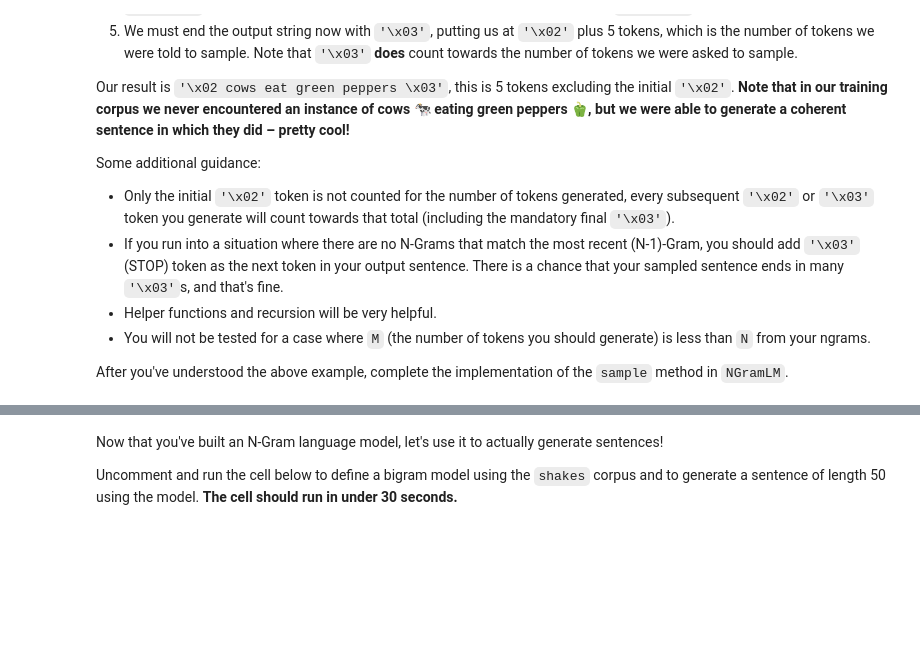
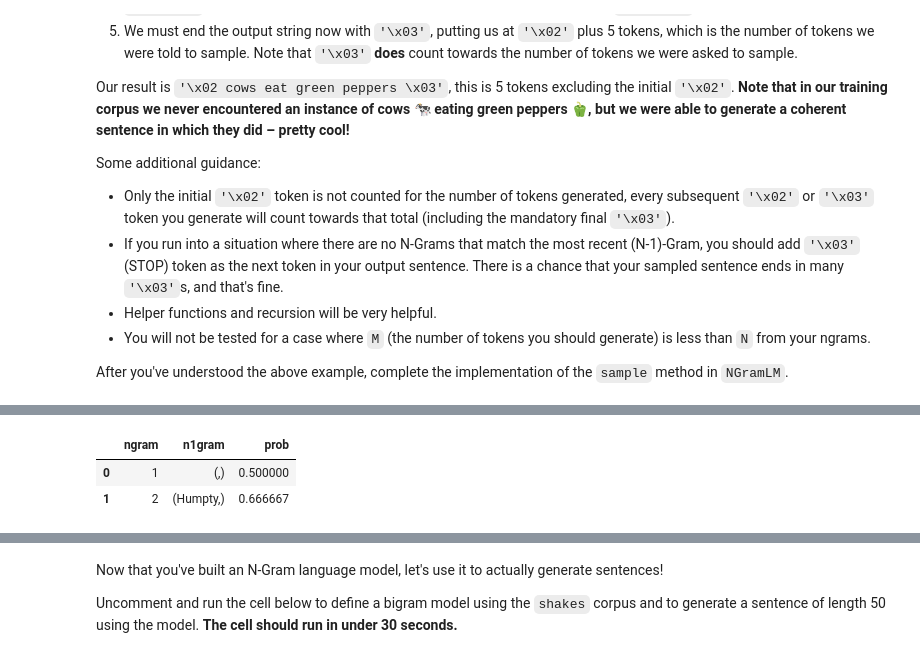
Before and after one commit to khloe-wongg/dsc80-2026-fa, a Jupyter notebook: projects/proj03/project.ipynb, the cells around one changed output, grey strips where cells are left out. Drawn from its saved outputs; the diff is of its cells as text; code cells hidden in the pictures; blank space fills up the shorter version.

```diff
--- a/projects/proj03/project.ipynb
+++ b/projects/proj03/project.ipynb
@@ -744,3 +753,9 @@ bigrams.probability(
+# %%
+ngram.mdl.head()
+# %% [output]
+|  | ngram | n1gram | prob |
+| 0 | 1 | (,) | 0.500000 |
+| 1 | 2 | (Humpty,) | 0.666667 |
 # %%
 # don't change this cell, but do run it -- it is needed for the tests
 tokens = "\x02 Humpty Dumpty sat on a wall , Humpty Dumpty had a great fall . \x03 \x02 All the king ' s horses and all the king ' s men couldn ' t put Humpty together again . \x03".split()
```
Also changed, not shown: parts of 11 cells of this notebook, 2 other files.
